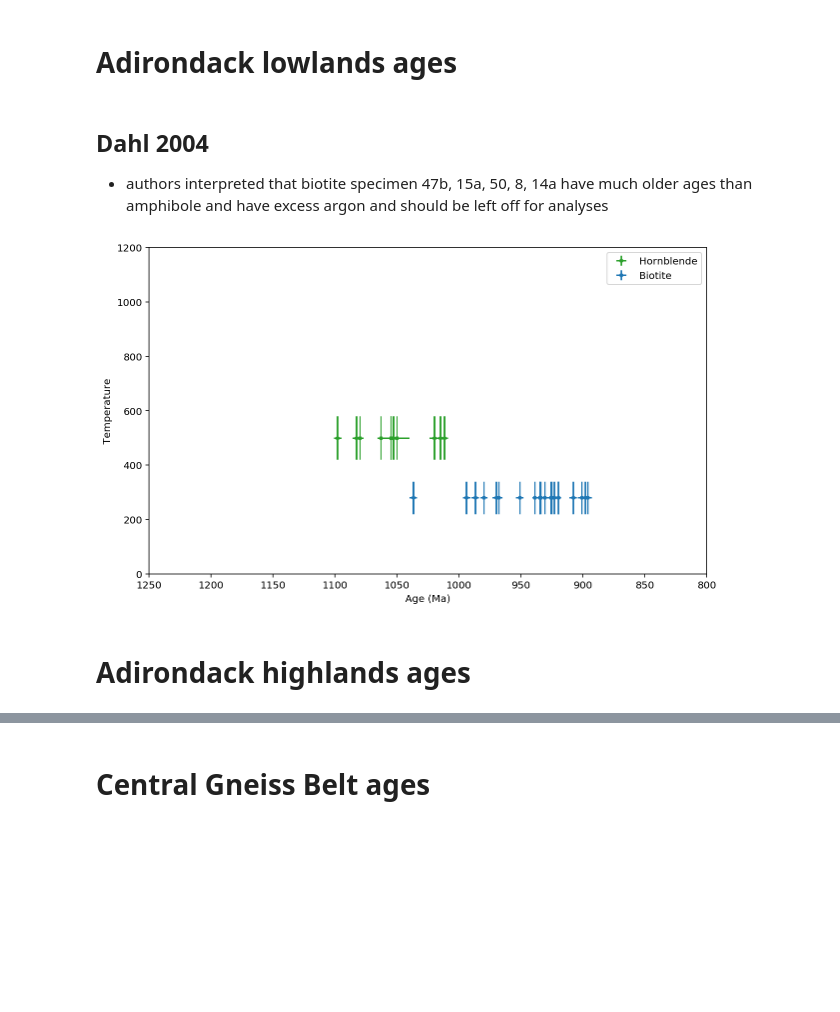
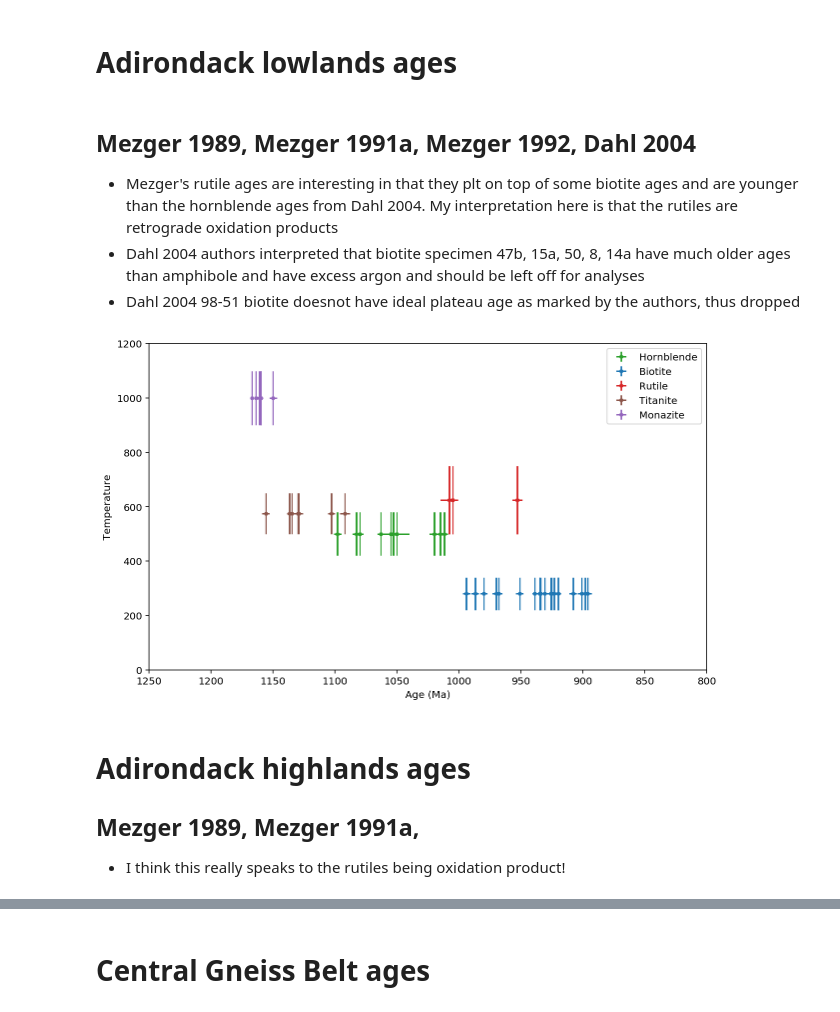
Before and after one commit to Swanson-Hysell-Group/Grenville_seminar, a Jupyter notebook: code/Grenville_thermochron.ipynb, the cells around one changed output, grey strips where cells are left out. Drawn from its saved outputs; the diff is of its cells as text; code cells hidden in the pictures; blank space fills up the shorter version.

Commit message:
progress on thermochron compilation notbeook

```diff
--- a/code/Grenville_thermochron.ipynb
+++ b/code/Grenville_thermochron.ipynb
@@ -92,10 +93,13 @@ plt.errorbar(rutile_data['Age'], rutile_data.index, 0, rutile_data['Error_Plus']
 # %%
 Cosca1992a_ages = pd.read_csv('../data/thermochron_compilation/Cosca1992a.csv')
 Cosca1995a_ages = pd.read_csv('../data/thermochron_compilation/Cosca1995a.csv')
+Mezger1991b_ages = pd.read_csv('../data/thermochron_compilation/Mezger1991b.csv')
+Mezger1993a_ages = pd.read_csv('../data/thermochron_compilation/Mezger1993a.csv')
 
-Bancroft_ages = pd.concat([Cosca1992a_ages, Cosca1995a_ages])
+Bancroft_ages = pd.concat([Cosca1992a_ages, Cosca1995a_ages, Mezger1991b_ages, Mezger1993a_ages])
 Bancroft_ages = Bancroft_ages[Bancroft_ages['Geological_Info'].str.contains('Bancroft')]
 Bancroft_ages = Bancroft_ages[~Bancroft_ages['Age_Material'].str.contains('Allanite|Garnet|Zircon|Phlogopite|Muscovite')].reset_index(drop=1)
+# Mezger1993a_ages
 # %%
 plt.figure(figsize=(10, 6))
 for i in Bancroft_ages.Age_Material.unique():
@@ -277,11 +282,16 @@ plt.show()
 # %%
 Hanes1988a_ages = pd.read_csv('../data/thermochron_compilation/Hanes1988a.csv')
 Cosca1991a_ages = pd.read_csv('../data/thermochron_compilation/Cosca1991a.csv')
+Cosca1991a_ages = Cosca1991a_ages[Cosca1991a_ages['Age'] < 1000]
 Cosca1992a_ages = pd.read_csv('../data/thermochron_compilation/Cosca1992a.csv')
 Cureton1997a_ages = pd.read_csv('../data/thermochron_compilation/Cureton1997a.csv')
-Elzevir_ages = pd.concat([Hanes1988a_ages, Cosca1991a_ages, Cosca1992a_ages, Cureton1997a_ages])
+Mezger1991b_ages = pd.read_csv('../data/thermochron_compilation/Mezger1991b.csv')
+Mezger1993a_ages = pd.read_csv('../data/thermochron_compilation/Mezger1993a.csv')
+Mezger1993a_ages = Mezger1993a_ages[Mezger1993a_ages['Sample_No'] != 2927]
+
+Elzevir_ages = pd.concat([Hanes1988a_ages, Cosca1991a_ages, Cosca1992a_ages, Cureton1997a_ages, Mezger1991b_ages, Mezger1993a_ages])
 Elzevir_ages = Elzevir_ages[Elzevir_ages['Geological_Info'].str.contains('Elzevir')]
-Elzevir_ages = Elzevir_ages[~Elzevir_ages['Age_Material'].str.contains('Allanite|Garnet|Zircon|Phlogopite')].reset_index(drop=1)
+Elzevir_ages = Elzevir_ages[~Elzevir_ages['Age_Material'].str.contains('Allanite|Garnet|Zircon|Phlogopite|Monazite')].reset_index(drop=1)
 # %%
 plt.figure(figsize=(10, 6))
 for i in Elzevir_ages.Age_Material.unique():
@@ -508,28 +518,41 @@ plt.legend()
 # %% [markdown]
 # Adirondack lowlands ages
 # %% [markdown]
-## Dahl 2004
-- authors interpreted that biotite specimen 47b, 15a, 50, 8, 14a have much older ages than amphibole and have excess argon and should be left off for analyses
+## Mezger 1989, Mezger 1991a, Mezger 1992, Dahl 2004
+
+- Mezger's rutile ages are interesting in that they plt on top of some biotite ages and are younger than the hornblende ages from Dahl 2004. My interpretation here is that the rutiles are retrograde oxidation products
+- Dahl 2004 authors interpreted that biotite specimen 47b, 15a, 50, 8, 14a have much older ages than amphibole and have excess argon and should be left off for analyses
+- Dahl 2004 98-51 biotite doesnot have ideal plateau age as marked by the authors, thus dropped
 # %%
 Dahl2004a_ages = pd.read_csv('../data/thermochron_compilation/Dahl2004a.csv')
-Dahl2004a_ages = Dahl2004a_ages.drop([13, 16, 17, 21, 33])
-Dahl2004a_ages = Dahl2004a_ages[~Dahl2004a_ages['Age_Material'].str.contains('Allanite|Garnet|Zircon|Phlogopite')].reset_index(drop=1)
+Dahl2004a_ages = Dahl2004a_ages.drop([13, 16, 17, 21, 33, 34])
+Mezger1989a_ages = pd.read_csv('../data/thermochron_compilation/Mezger1989a.csv')
+Mezger1991a_ages = pd.read_csv('../data/thermochron_compilation/Mezger1991a.csv')
+Mezger1992a_ages = pd.read_csv('../data/thermochron_compilation/Mezger1992a.csv')
+Mezger1992a_ages = Mezger1992a_ages[~Mezger1992a_ages['Sample_No'].str.contains('D2|90-64|90-60')]
+
+Adirondack_lowland_ages = pd.concat([Dahl2004a_ages, Mezger1989a_ages, Mezger1991a_ages, Mezger1992a_ages])
+Adirondack_lowland_ages = Adirondack_lowland_ages[Adirondack_lowland_ages['Geological_Info'].str.contains('Adirondack Lowlands')]
+Adirondack_lowland_ages = Adirondack_lowland_ages[~Adirondack_lowland_ages['Age_Material'].str.contains('Allanite|Garnet|Zircon|Phlogopite')].reset_index(drop=1)
 # Dahl2004a_ages
 # %%
 plt.figure(figsize=(10, 6))
-for i in Dahl2004a_ages.Age_Material.unique():
+for i in Adirondack_lowland_ages.Age_Material.unique():
     closure_temp_bounds = closure_temp_bounds_dict[i]
-    this_material = Dahl2004a_ages[Dahl2004a_ages['Age_Material'] == i]
+    this_material = Adirondack_lowland_ages[Adirondack_lowland_ages['Age_Material'] == i]
     plt.errorbar(this_material['Age'], np.full(len(this_material['Age']),closure_temp_bounds[0]), closure_temp_bounds[1], this_material['Error_Plus'], fmt='.',
                  color=color_dict[i], ls='None', label=i)
 plt.ylabel('Temperature')
 plt.xlabel('Age (Ma)')
 plt.gca().invert_xaxis()
 plt.ylim(0, 1200)
 plt.xlim(1250, 800)
 plt.legend()
 plt.show()
 # %% [output]
-[figure, old version]
+[figure, new version]
 # %% [markdown]
 # Adirondack highlands ages
+
+## Mezger 1989, Mezger 1991a,
+- I think this really speaks to the rutiles being oxidation product!
```
Also changed, not shown: parts of 38 cells of this notebook, 9 other files.
